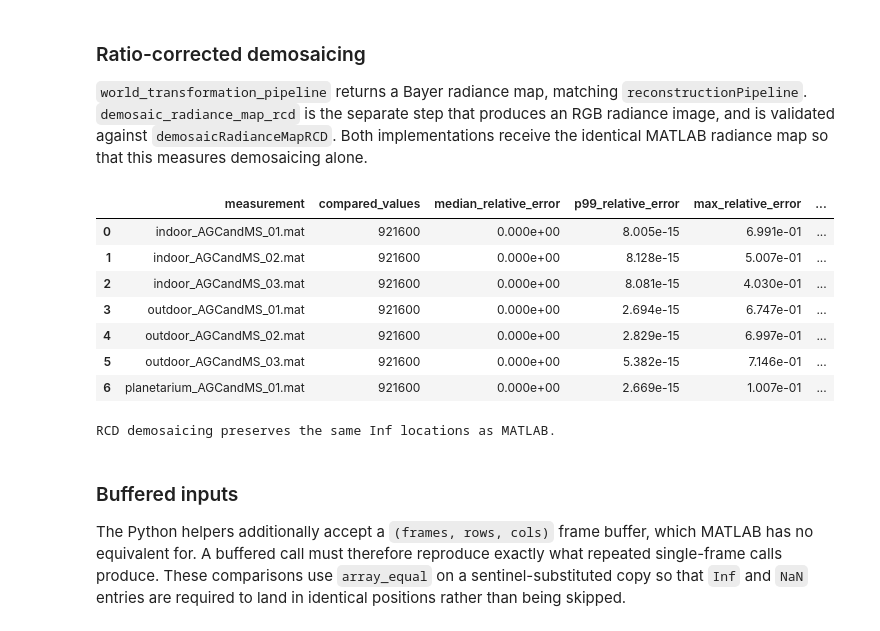
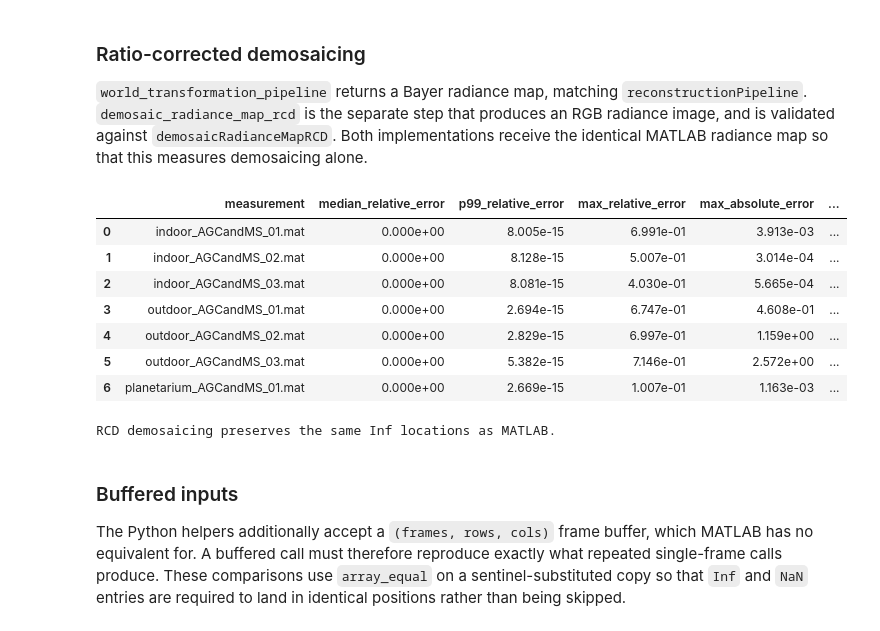
Before and after one commit to gkaguirrelab/lightLoggerAnalysis, a Jupyter notebook: code/defineWorldCameraCalibration/validation/validatePythonReconstructionPipeline.ipynb, the cells around one changed output. Saved outputs shown, nothing was run; the diff lists cells and outputs as text; code cells hidden in the pictures.

```diff
--- a/code/defineWorldCameraCalibration/validation/validatePythonReconstructionPipeline.ipynb
+++ b/code/defineWorldCameraCalibration/validation/validatePythonReconstructionPipeline.ipynb
@@ -161,8 +177,16 @@ try:
 
         # Calculate this measurement's errors, retain its images for visualization,
         # and print a short progress result immediately.
+        # Recover which pixels the imputation stage replaced. A pixel is
+        # imputed when linearization marked it Inf (it hit the sensor ceiling)
+        # or zero (it sat on the floor).
+        linearized_frame: np.ndarray = world_util.linearize_camera_responsivity(
+            world_frame.astype(np.float64).copy()
+        )
+        imputed_mask: np.ndarray = np.isinf(linearized_frame) | (linearized_frame == 0)
+
         metrics, absolute_error = compare_pipeline_results(
-            measurement_path.name, matlab_radiance, python_radiance
+            measurement_path.name, matlab_radiance, python_radiance, imputed_mask
         )
         comparison_rows.append(metrics)
         comparison_outputs[measurement_path.name] = {
@@ -352,15 +391,16 @@ def summarize_agreement(
 
     return {
         "comparison": label,
-        "compared_values": int(np.count_nonzero(comparable)),
         "median_relative_error": float(np.median(relative_error)) if relative_error.size else 0.0,
         "p99_relative_error": float(np.percentile(relative_error, 99)) if relative_error.size else 0.0,
         "max_relative_error": float(np.max(relative_error)) if relative_error.size else 0.0,
         "max_absolute_error": float(np.max(absolute_error)) if absolute_error.size else 0.0,
-        # The non-finite masks must agree exactly. A disagreement here would mean
-        # the two implementations classify different pixels as saturated.
-        "inf_masks_equal": bool(np.array_equal(np.isinf(matlab_values), np.isinf(python_values))),
-        "nan_masks_equal": bool(np.array_equal(np.isnan(matlab_values), np.isnan(python_values))),
+        # A disagreement here would mean the two implementations classify
+        # different pixels as saturated or undefined.
+        "non_finite_masks_equal": bool(
+            np.array_equal(np.isinf(matlab_values), np.isinf(python_values))
+            and np.array_equal(np.isnan(matlab_values), np.isnan(python_values))
+        ),
     }
 # %%
 # Run the extended validation. Rows are collected per comparison so that each
@@ -649,22 +687,22 @@ measures demosaicing alone.
 # %%
 demosaic_table: pd.DataFrame = pd.DataFrame(demosaic_rows)
 demosaic_table = demosaic_table[[
-    "measurement", "compared_values", "median_relative_error", "p99_relative_error",
-    "max_relative_error", "max_absolute_error", "inf_masks_equal", "nan_masks_equal",
+    "measurement", "median_relative_error", "p99_relative_error",
+    "max_relative_error", "max_absolute_error", "non_finite_masks_equal",
 ]]
 display(demosaic_table.style.format({column: "{:.3e}" for column in stage_error_columns}))
 
-assert demosaic_table["inf_masks_equal"].all(), "RCD demosaicing disagrees on its Inf mask."
+assert demosaic_table["non_finite_masks_equal"].all(), "RCD demosaicing disagrees on its Inf or NaN mask."
 print("RCD demosaicing preserves the same Inf locations as MATLAB.")
 # %% [output]
-|  | measurement | compared_values | median_relative_error | p99_relative_error | max_relative_error | ... |
-| 0 | indoor_AGCandMS_01.mat | 921600 | 0.000e+00 | 8.005e-15 | 6.991e-01 | ... |
-| 1 | indoor_AGCandMS_02.mat | 921600 | 0.000e+00 | 8.128e-15 | 5.007e-01 | ... |
-| 2 | indoor_AGCandMS_03.mat | 921600 | 0.000e+00 | 8.081e-15 | 4.030e-01 | ... |
-| 3 | outdoor_AGCandMS_01.mat | 921600 | 0.000e+00 | 2.694e-15 | 6.747e-01 | ... |
-| 4 | outdoor_AGCandMS_02.mat | 921600 | 0.000e+00 | 2.829e-15 | 6.997e-01 | ... |
-| 5 | outdoor_AGCandMS_03.mat | 921600 | 0.000e+00 | 5.382e-15 | 7.146e-01 | ... |
-| 6 | planetarium_AGCandMS_01.mat | 921600 | 0.000e+00 | 2.669e-15 | 1.007e-01 | ... |
+|  | measurement | median_relative_error | p99_relative_error | max_relative_error | max_absolute_error | ... |
+| 0 | indoor_AGCandMS_01.mat | 0.000e+00 | 8.005e-15 | 6.991e-01 | 3.913e-03 | ... |
+| 1 | indoor_AGCandMS_02.mat | 0.000e+00 | 8.128e-15 | 5.007e-01 | 3.014e-04 | ... |
+| 2 | indoor_AGCandMS_03.mat | 0.000e+00 | 8.081e-15 | 4.030e-01 | 5.665e-04 | ... |
+| 3 | outdoor_AGCandMS_01.mat | 0.000e+00 | 2.694e-15 | 6.747e-01 | 4.608e-01 | ... |
+| 4 | outdoor_AGCandMS_02.mat | 0.000e+00 | 2.829e-15 | 6.997e-01 | 1.159e+00 | ... |
+| 5 | outdoor_AGCandMS_03.mat | 0.000e+00 | 5.382e-15 | 7.146e-01 | 2.572e+00 | ... |
+| 6 | planetarium_AGCandMS_01.mat | 0.000e+00 | 2.669e-15 | 1.007e-01 | 1.163e-03 | ... |
 RCD demosaicing preserves the same Inf locations as MATLAB.
 # %% [markdown]
 ### Buffered inputs
```
Also changed, not shown: parts of 5 cells of this notebook, 1 other file.
